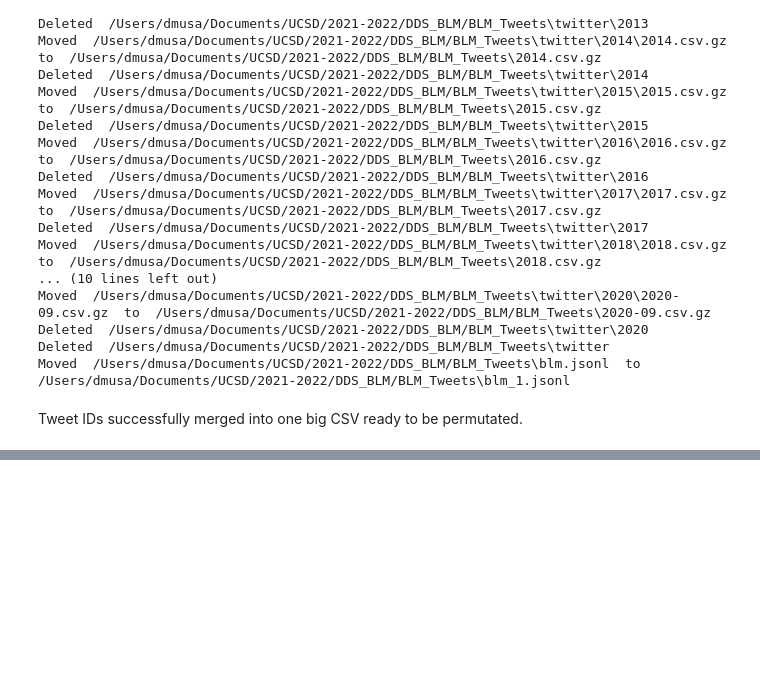
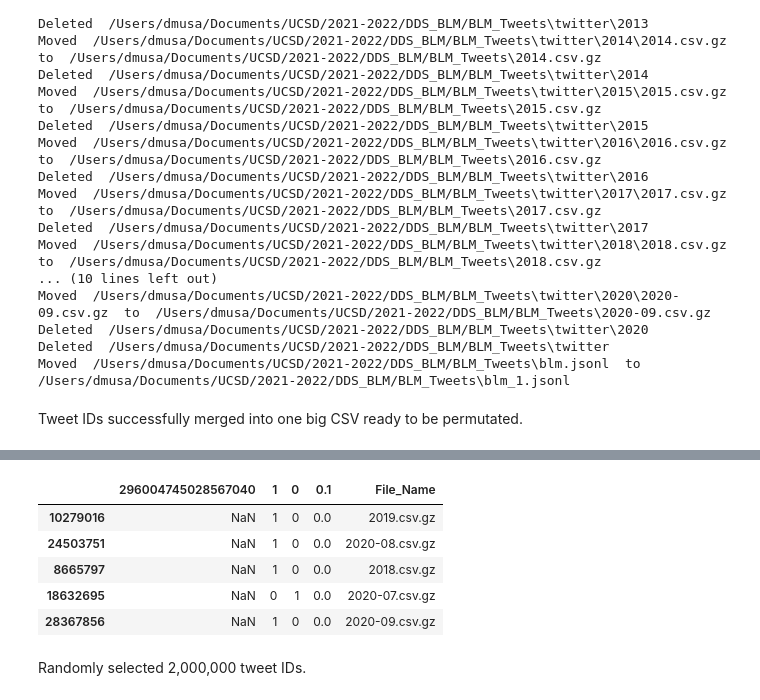
Before and after one commit to dowoma/DDS_BLM, a Jupyter notebook: DataCleaning-copy.ipynb, the cells around one changed output, grey strips where cells are left out. Cells and saved outputs as stored; diff of their text form; code cells hidden in the pictures; blank space fills up the shorter version.

```diff
--- a/DataCleaning-copy.ipynb
+++ b/DataCleaning-copy.ipynb
@@ -229,0 +250,10 @@ Tweet IDs successfully merged into one big CSV ready to be permutated.
+# %%
+tweets_cleaned = tweets_cleaned.sample(n = 2000000)
+tweets_cleaned.head()
+# %% [output]
+|  | 296004745028567040 | 1 | 0 | 0.1 | File_Name |
+| 10279016 | NaN | 1 | 0 | 0.0 | 2019.csv.gz |
+| 24503751 | NaN | 1 | 0 | 0.0 | 2020-08.csv.gz |
+| 8665797 | NaN | 1 | 0 | 0.0 | 2018.csv.gz |
+| 18632695 | NaN | 0 | 1 | 0.0 | 2020-07.csv.gz |
+| 28367856 | NaN | 1 | 0 | 0.0 | 2020-09.csv.gz |
@@ -229,0 +263,2 @@ Tweet IDs successfully merged into one big CSV ready to be permutated.
+# %% [markdown]
+Randomly selected 2,000,000 tweet IDs.
```
Also changed, not shown: parts of 3 cells of this notebook.
